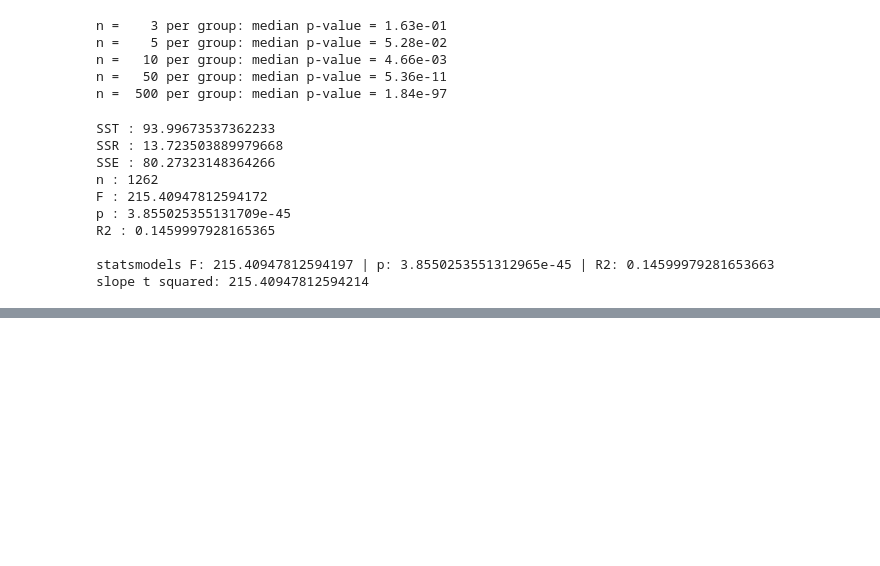
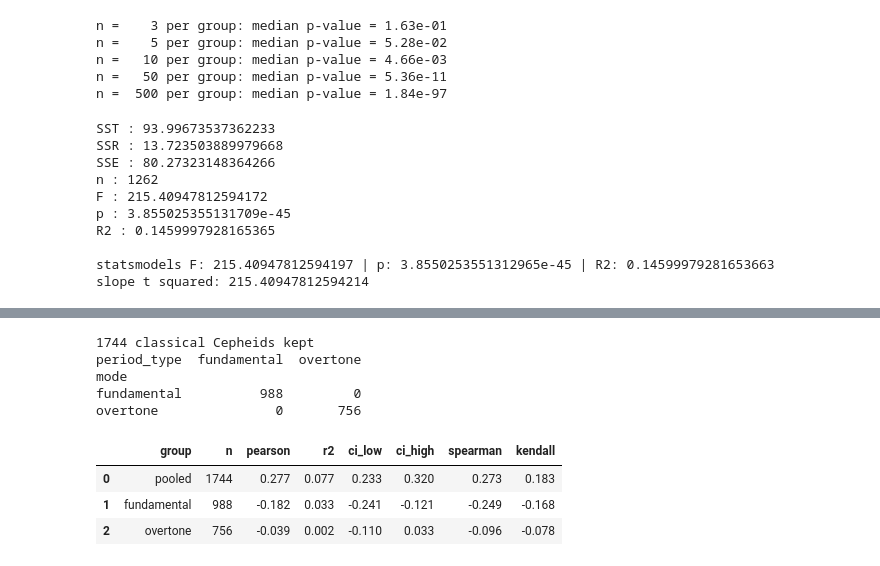
Before and after one commit to ananyamakkar/stellar-variability, a Jupyter notebook: notebooks/02_period_amplitude_relationship.ipynb, the cells around one changed output, grey strips where cells are left out. Cells and saved outputs as stored; diff of their text form; code cells hidden in the pictures; blank space fills up the shorter version.

```diff
--- a/notebooks/02_period_amplitude_relationship.ipynb
+++ b/notebooks/02_period_amplitude_relationship.ipynb
@@ -381,3 +381,17 @@ R2 : 0.1459997928165365
 
 statsmodels F: 215.40947812594197 | p: 3.8550253551312965e-45 | R2: 0.14599979281653663
 slope t squared: 215.40947812594214
+# %%
+cep = pd.read_csv("../data/raw/gaia_dr3_cepheid_pilot_raw.csv")
+cep["period"] = cep["pf"].fillna(cep["p1_o"])
+cep["period_type"] = np.where(cep["pf"].notna(), "fundamental", "overtone")
+cep = cep.dropna(subset=["period", "peak_to_peak_g"]).copy()
+cep["log_period"] = np.log10(cep["period"])
+
+print(len(cep), "Cepheids with a period and amplitude")
+print()
+print(cep["type_best_classification"].value_counts())
+print()
+print(cep["mode_best_classification"].value_counts())
+print()
+print(pd.crosstab(cep["type_best_classification"], cep["period_type"]))
@@ -383,0 +419,31 @@ slope t squared: 215.40947812594214
+# %%
+dc = cep[(cep["type_best_classification"] == "DCEP") &
+         (cep["mode_best_classification"].isin(["FUNDAMENTAL", "FIRST_OVERTONE"]))].copy()
+dc["mode"] = dc["mode_best_classification"].map(
+    {"FUNDAMENTAL": "fundamental", "FIRST_OVERTONE": "overtone"})
+
+print(len(dc), "classical Cepheids kept")
+print(pd.crosstab(dc["mode"], dc["period_type"]))   # agreement check
+
+cgroups = {"pooled": dc,
+           "fundamental": dc[dc["mode"] == "fundamental"],
+           "overtone": dc[dc["mode"] == "overtone"]}
+
+rows = []
+for name, g in cgroups.items():
+    x_, y_ = g["log_period"], g["peak_to_peak_g"]
+    s = correlation_summary(x_, y_)
+    rows.append({"group": name, "n": s["n"], "pearson": s["r"], "r2": s["r2"],
+                 "ci_low": s["ci95"][0], "ci_high": s["ci95"][1],
+                 "spearman": spearman_rho(x_, y_), "kendall": kendall_tau_b(x_, y_)})
+pd.DataFrame(rows).round(3)
+# %% [output]
+1744 classical Cepheids kept
+period_type  fundamental  overtone
+mode
+fundamental          988         0
+overtone               0       756
+|  | group | n | pearson | r2 | ci_low | ci_high | spearman | kendall |
+| 0 | pooled | 1744 | 0.277 | 0.077 | 0.233 | 0.320 | 0.273 | 0.183 |
+| 1 | fundamental | 988 | -0.182 | 0.033 | -0.241 | -0.121 | -0.249 | -0.168 |
+| 2 | overtone | 756 | -0.039 | 0.002 | -0.110 | 0.033 | -0.096 | -0.078 |
```
Also changed, not shown: parts of 2 cells of this notebook.
